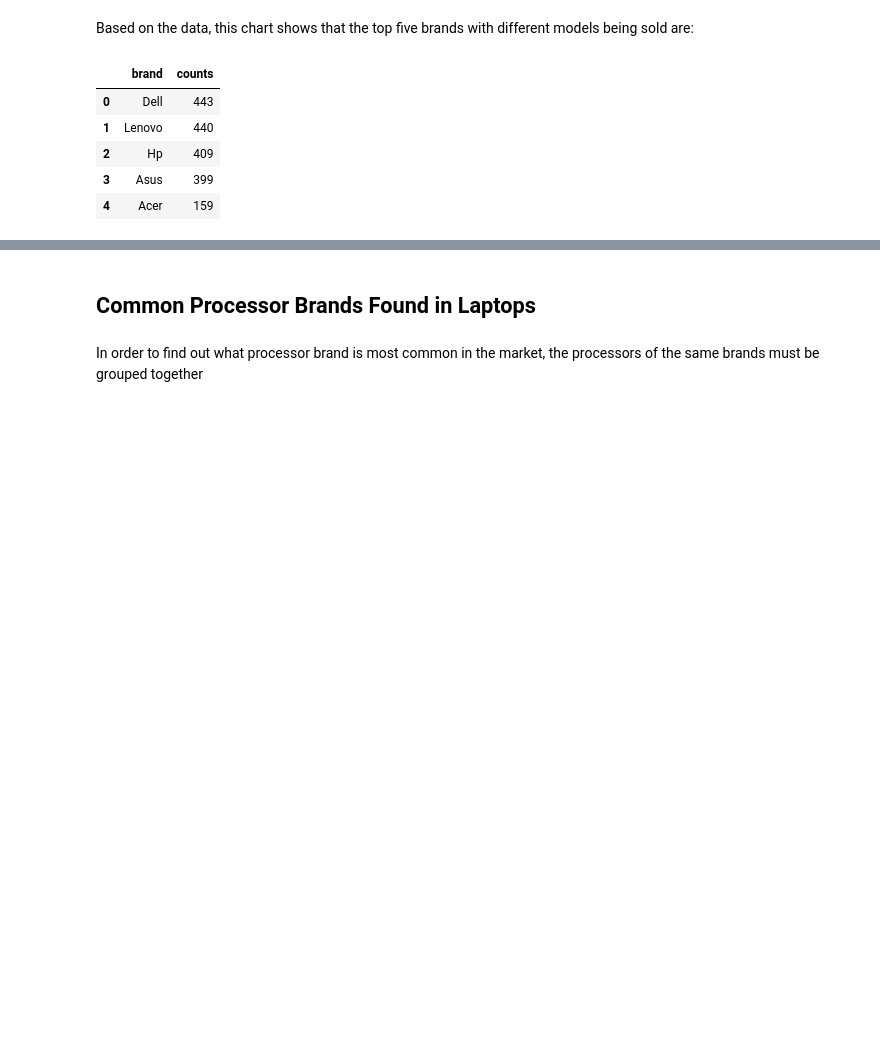
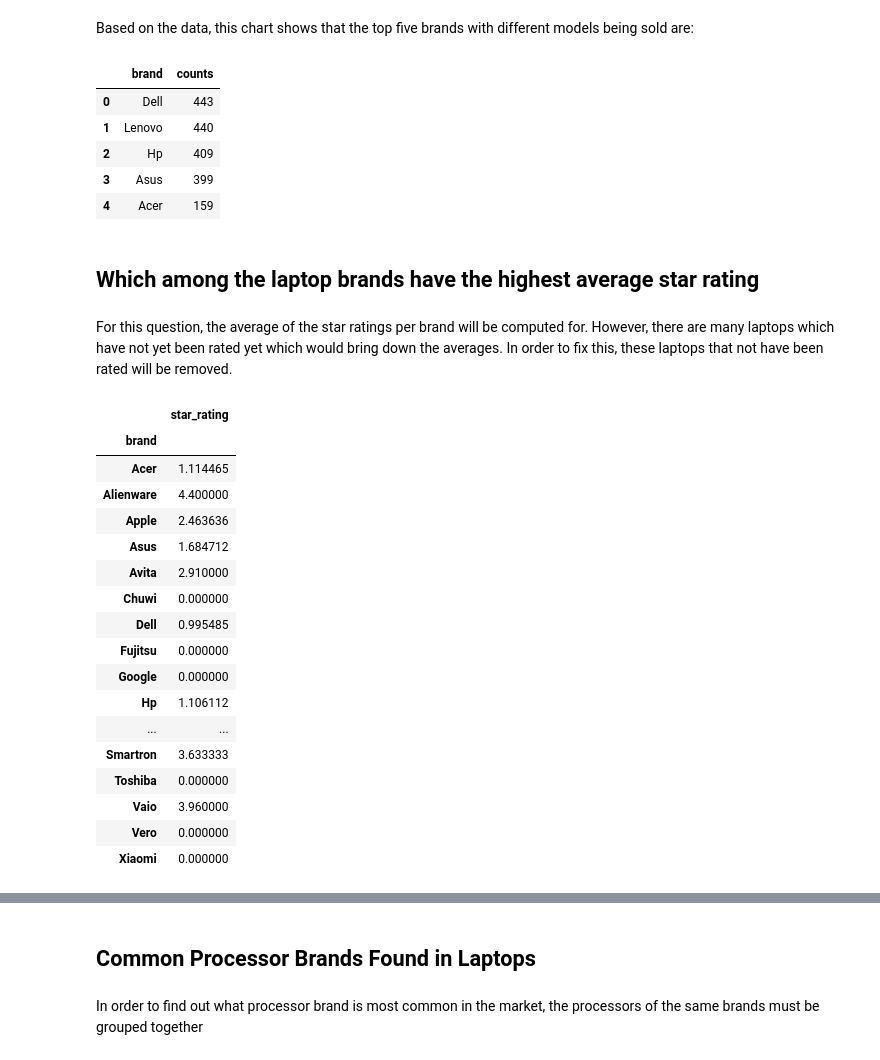
Before and after one commit to jason-9601/DATAPRE-Final, a Jupyter notebook: DATAPRE Final.ipynb, the cells around one changed output, grey strips where cells are left out. Saved outputs shown, nothing was run; the diff lists cells and outputs as text; code cells hidden in the pictures; blank space fills up the shorter version.

```diff
--- a/DATAPRE Final.ipynb
+++ b/DATAPRE Final.ipynb
@@ -538,3 +538,29 @@ df_brands.nlargest(5, 'counts')
 | 2 | Hp | 409 |
 | 3 | Asus | 399 |
 | 4 | Acer | 159 |
+# %% [markdown]
+## Which among the laptop brands have the highest average star rating ##
+# %% [markdown]
+For this question, the average of the star ratings per brand will be computed for. However, there are many laptops which have not yet been rated yet which would bring down the averages. In order to fix this, these laptops that not have been rated will be removed.
+# %%
+# Laptops that have not yet been rated yet bring down the brand's overall average star rating #
+pd.DataFrame(df_laptops.groupby('brand').mean()['star_rating'])
+# %% [output]
+|  | star_rating |
+| brand |  |
+| Acer | 1.114465 |
+| Alienware | 4.400000 |
+| Apple | 2.463636 |
+| Asus | 1.684712 |
+| Avita | 2.910000 |
+| Chuwi | 0.000000 |
+| Dell | 0.995485 |
+| Fujitsu | 0.000000 |
+| Google | 0.000000 |
+| Hp | 1.106112 |
+| ... | ... |
+| Smartron | 3.633333 |
+| Toshiba | 0.000000 |
+| Vaio | 3.960000 |
+| Vero | 0.000000 |
+| Xiaomi | 0.000000 |
```
Also changed, not shown: parts of 17 cells of this notebook.
